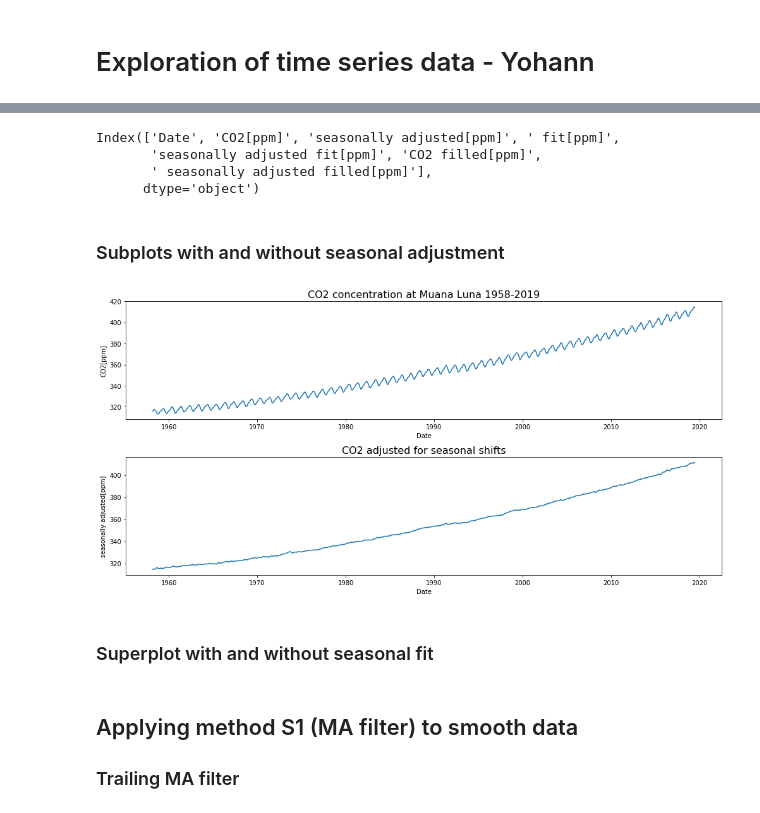
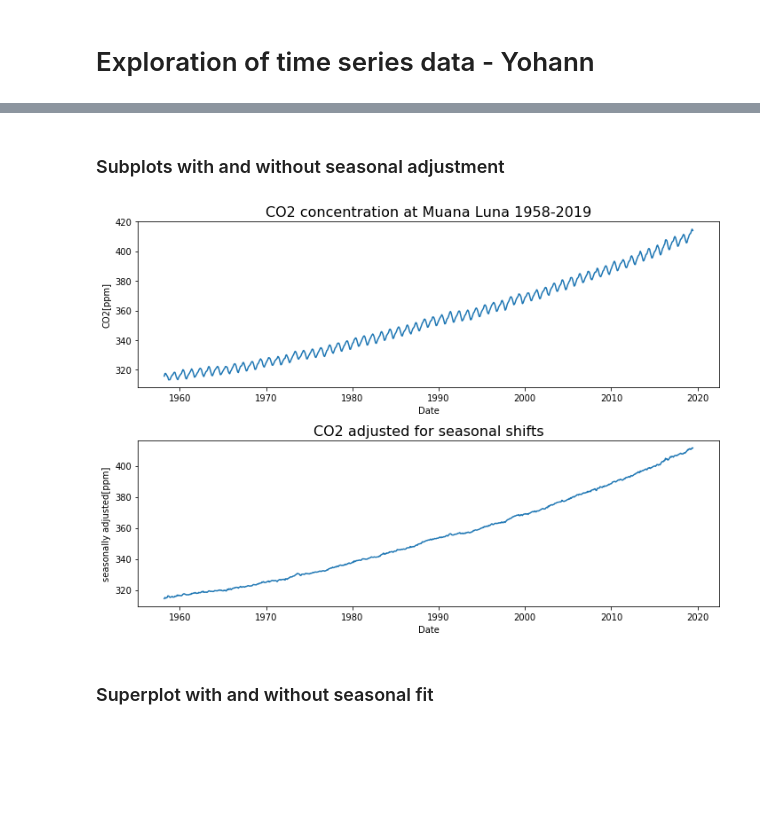
Before and after one commit to yohannjs/tidsrekker, a Jupyter notebook: yohann_exploration.ipynb, the cells around one changed output, grey strips where cells are left out. Saved outputs shown, nothing was run; the diff lists cells and outputs as text; code cells hidden in the pictures; blank space fills up the shorter version.

```diff
--- a/yohann_exploration.ipynb
+++ b/yohann_exploration.ipynb
@@ -32,4 +54,10 @@ from datetime import datetime
 # %%
-df = pd.read_csv('/mnt/workspace/time_series/monthly_in_situ_co2_mlo.csv', na_values=-99.99, skiprows=55)
+df = pd.read_csv('/mnt/workspace/time_series/monthly_in_situ_co2_mlo.csv',
+                 na_values=-99.99,
+                 skiprows=55,
+                 skipfooter=6)
+df.drop([0, 1], axis=0, inplace=True)
+df.reset_index(inplace=True)
+df.drop(['Date Excel', 'index'], axis=1, inplace=True)
 df.head()
 # %% [output]
@@ -49,2 +69,0 @@ Index(['Yr', 'Mn', 'Date Excel', 'Date', 'CO2[ppm]',
-# %%
-df.drop(['Yr', 'Mn', 'Date Excel'], axis=1, inplace=True)
@@ -60,30 +70,19 @@ df.head()
-# %%
-df.columns
-# %% [output]
-Index(['Date', 'CO2[ppm]', 'seasonally adjusted[ppm]', ' fit[ppm]',
-       'seasonally adjusted fit[ppm]', 'CO2 filled[ppm]',
-       ' seasonally adjusted filled[ppm]'],
-      dtype='object')
 # %% [markdown]
 ### Subplots with and without seasonal adjustment
 # %%
-fig, ax = plt.subplots(nrows=2, ncols=1, figsize=(14,7))
+fig, ax = plt.subplots(nrows=2, ncols=1, figsize=(10,7))
 g1 = sns.relplot(x='Date', y='CO2[ppm]', data=df, kind='line', ax=ax[0])
 g2 = sns.relplot(x='Date', y='seasonally adjusted[ppm]', data=df, kind='line', ax=ax[1])
 
 # You will have to close the additional empty figures returned by replot
 plt.close(g1.fig)
 plt.close(g2.fig)
 
 ax[0].set_title('CO2 concentration at Muana Luna 1958-2019', fontsize=16)
 ax[1].set_title('CO2 adjusted for seasonal shifts', fontsize=16)
 
 plt.tight_layout()
 # %% [output]
-[figure, old version]
+[figure, new version]
 # %% [markdown]
 ### Superplot with and without seasonal fit
-# %% [markdown]
-## Applying method S1 (MA filter) to smooth data
-
-### Trailing MA filter
```
Also changed, not shown: parts of 26 cells of this notebook.
